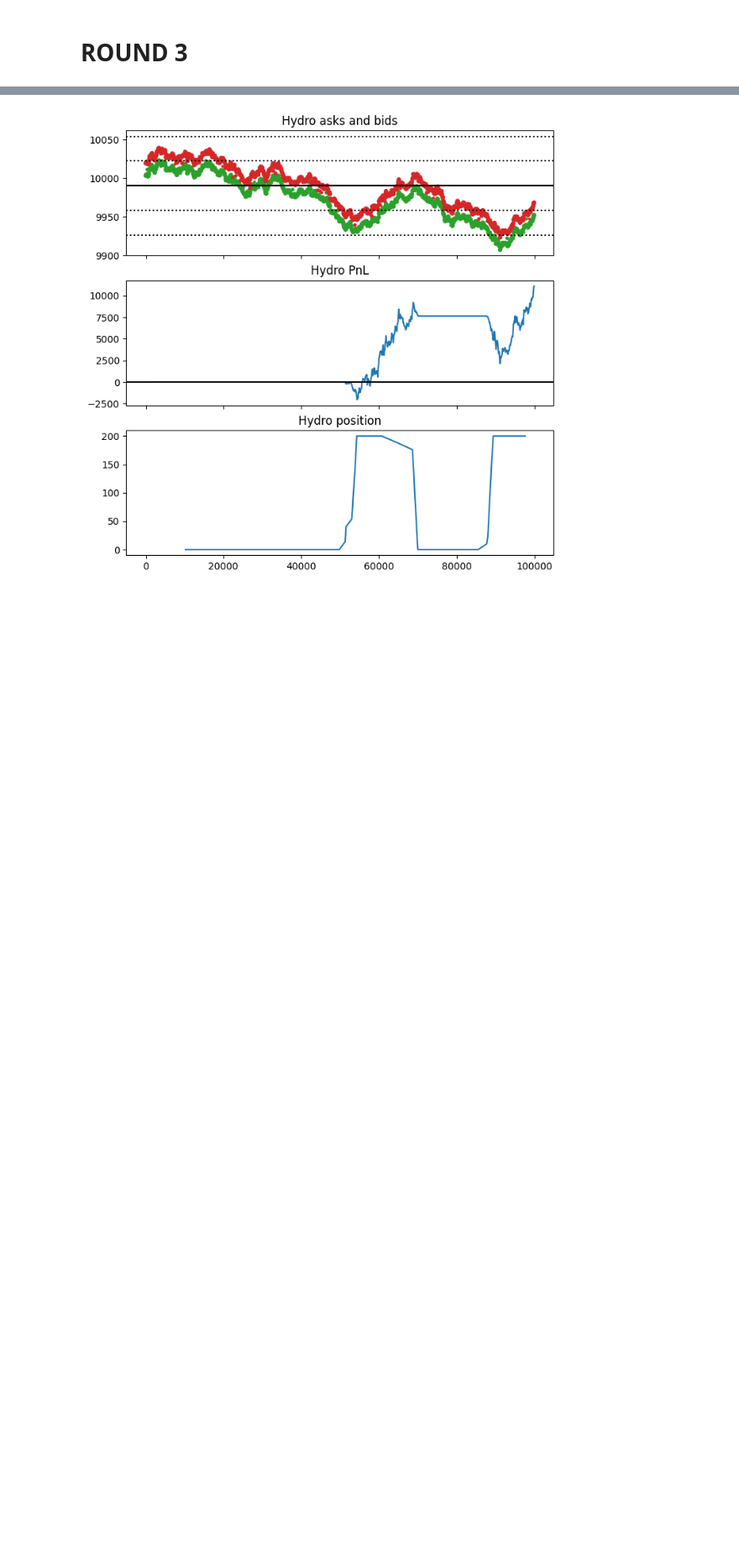
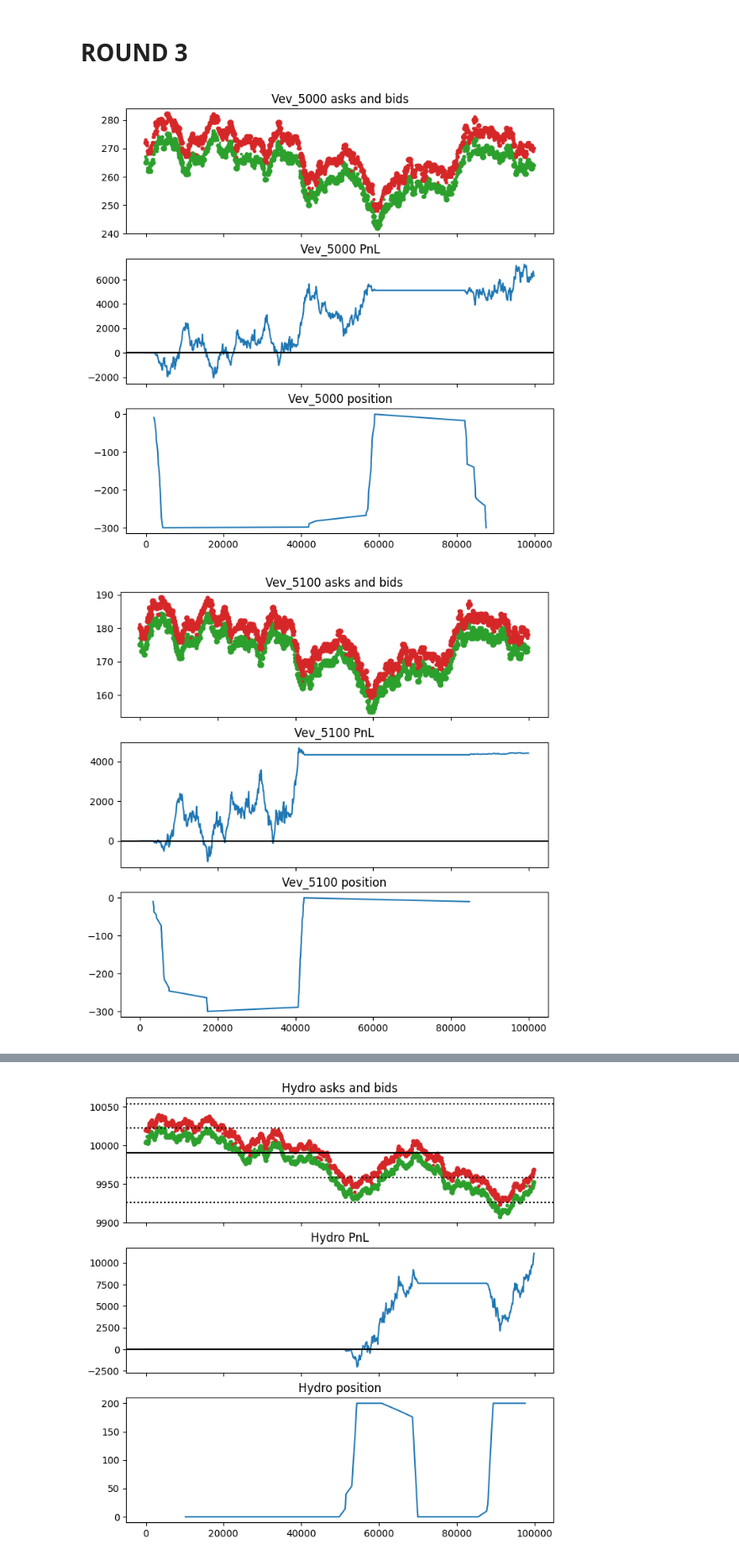
Before and after one commit to aemilani/imc-prosperity-4, a Jupyter notebook: notebooks/logs.ipynb, the cells around one changed output, grey strips where cells are left out. Shown at 84% size. Saved outputs shown, nothing was run; the diff lists cells and outputs as text; code cells hidden in the pictures; blank space fills up the shorter version.

```diff
--- a/notebooks/logs.ipynb
+++ b/notebooks/logs.ipynb
@@ -290,0 +275,33 @@ trades_hydro = trades_hydro.assign(position=lambda x: np.cumsum(x['traded']))
+# %%
+strikes = [5000, 5100, 5200, 5300]
+price_vev, trades_vev = {}, {}
+for strike in strikes:
+    price_vev[strike] = activities[activities['product'] == f'VEV_{strike}'].reset_index(drop=True).set_index('timestamp')
+    trades_vev[strike] = trades[trades['symbol'] == f'VEV_{strike}'].reset_index(drop=True).set_index('timestamp')
+    trades_vev[strike] = trades_vev[strike].assign(
+        traded=lambda x: np.where(
+            x['buyer'] == 'SUBMISSION',
+            x['quantity'],
+            np.where(
+                x['seller'] == 'SUBMISSION',
+                -x['quantity'],
+                0
+            )
+        )
+    )
+    trades_vev[strike] = trades_vev[strike].assign(position=lambda x: np.cumsum(x['traded']))
+# %%
+for strike in strikes:
+    fig, ax = plt.subplots(3, 1, figsize=(8, 8), sharex=True)
+    ax[0].scatter(price_vev[strike].index, price_vev[strike]['bid_price_1'], s=price_vev[strike]['bid_volume_1'], c='tab:green')
+    ax[0].scatter(price_vev[strike].index, price_vev[strike]['ask_price_1'], s=price_vev[strike]['ask_volume_1'], c='tab:red')
+    ax[0].set_title(f'Vev_{strike} asks and bids')
+    ax[1].plot(price_vev[strike]['profit_and_loss'])
+    ax[1].axhline(0, c='k')
+    ax[1].set_title(f'Vev_{strike} PnL')
+    ax[2].plot(trades_vev[strike]['position'])
+    ax[2].set_title(f'Vev_{strike} position')
+    plt.show()
+# %% [output]
+[figure, added]
+[figure, added]
```
Also changed, not shown: parts of 3 cells of this notebook, 4 other files.
